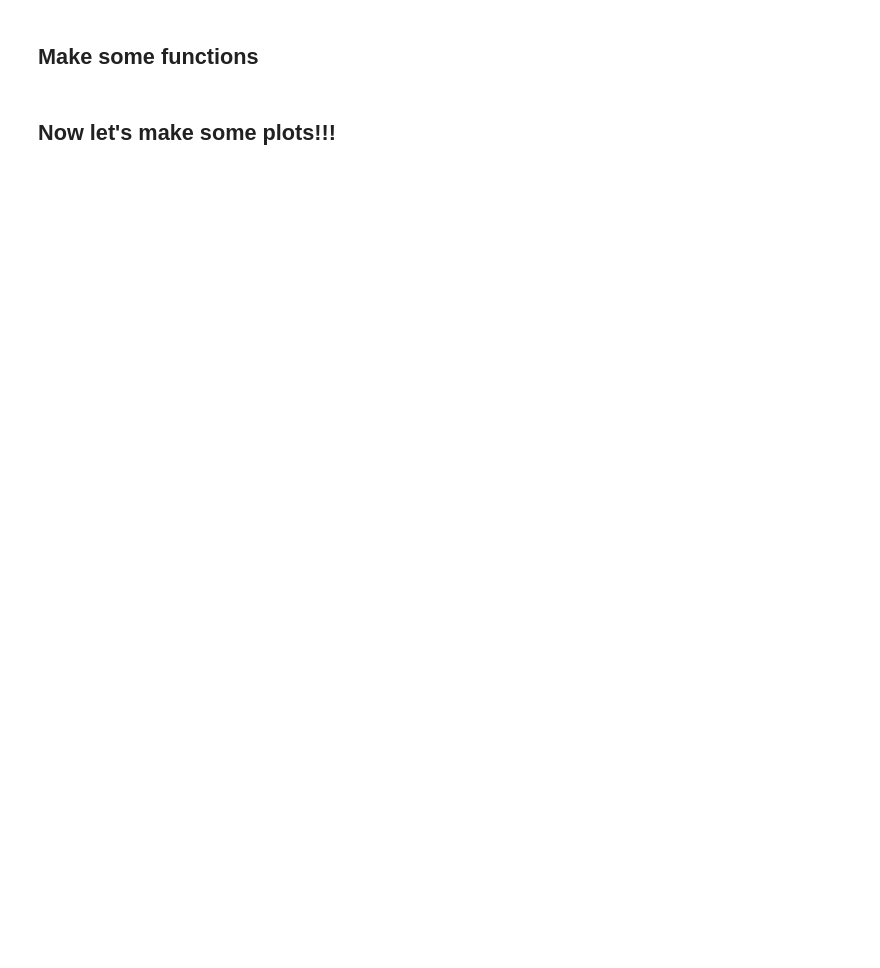
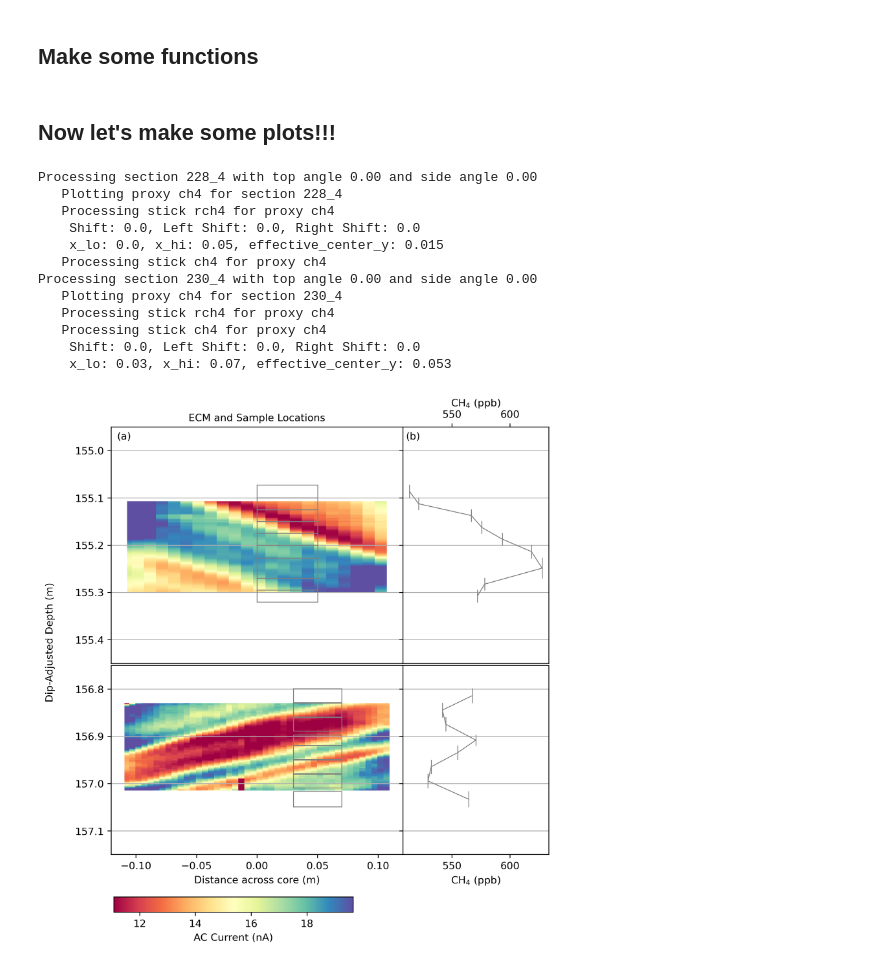
Before and after one commit to liamkirkpatrick/alhic1901_deeplayering, a Jupyter notebook: scripts/plot_samples/dip_adj_samples_oneplot_publicationReady.ipynb, the cells around one changed output. Saved outputs shown, nothing was run; the diff lists cells and outputs as text; code cells hidden in the pictures; blank space fills up the shorter version.

```diff
--- a/scripts/plot_samples/dip_adj_samples_oneplot_publicationReady.ipynb
+++ b/scripts/plot_samples/dip_adj_samples_oneplot_publicationReady.ipynb
@@ -441,6 +452,27 @@ side_angle = None
 top_angle = None
 # %% [markdown]
 ## Now let's make some plots!!!
+# %%
+secs = [s228_4_AC, s230_4_AC]
+proxies = ['ch4']
+d_range = [[155.45, 154.95],[157.15,156.75]]
+side_angles = [0,0] #[s228_4_AC.side_angle,s230_4_AC.side_angle]
+top_angles = [0,0] #[s228_4_AC.top_angle,s230_4_AC.top_angle]
+fig, ax = make_full_plot(samp_data_raw,secs,proxies,side_angles,top_angles,d_range,title=None)
+# %% [output]
+Processing section 228_4 with top angle 0.00 and side angle 0.00
+   Plotting proxy ch4 for section 228_4
+   Processing stick rch4 for proxy ch4
+    Shift: 0.0, Left Shift: 0.0, Right Shift: 0.0
+    x_lo: 0.0, x_hi: 0.05, effective_center_y: 0.015
+   Processing stick ch4 for proxy ch4
+Processing section 230_4 with top angle 0.00 and side angle 0.00
+   Plotting proxy ch4 for section 230_4
+   Processing stick rch4 for proxy ch4
+   Processing stick ch4 for proxy ch4
+    Shift: 0.0, Left Shift: 0.0, Right Shift: 0.0
+    x_lo: 0.03, x_hi: 0.07, effective_center_y: 0.053
+[figure, added]
 # %%
 secs = [s228_4_AC,s230_4_AC]
 proxies = ['Cl-','Ca2+','PC1']
```
Also changed, not shown: parts of 8 cells of this notebook.
